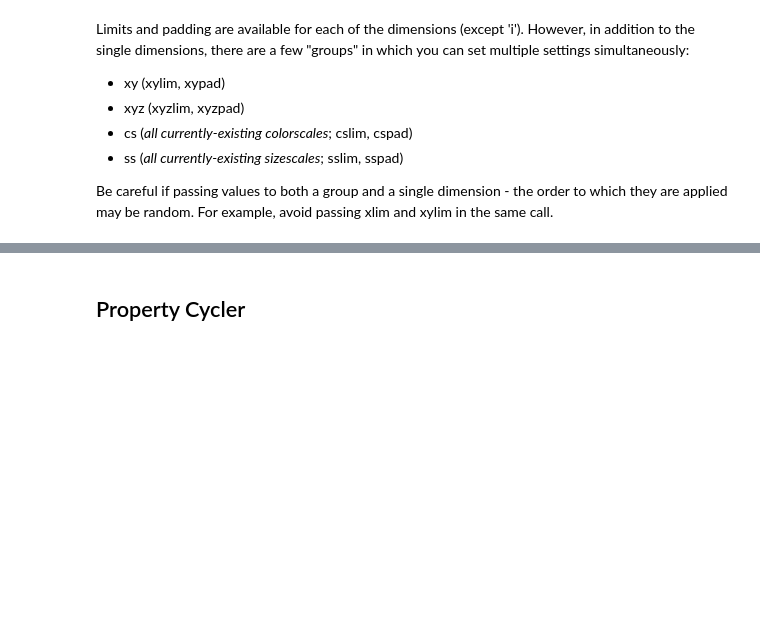
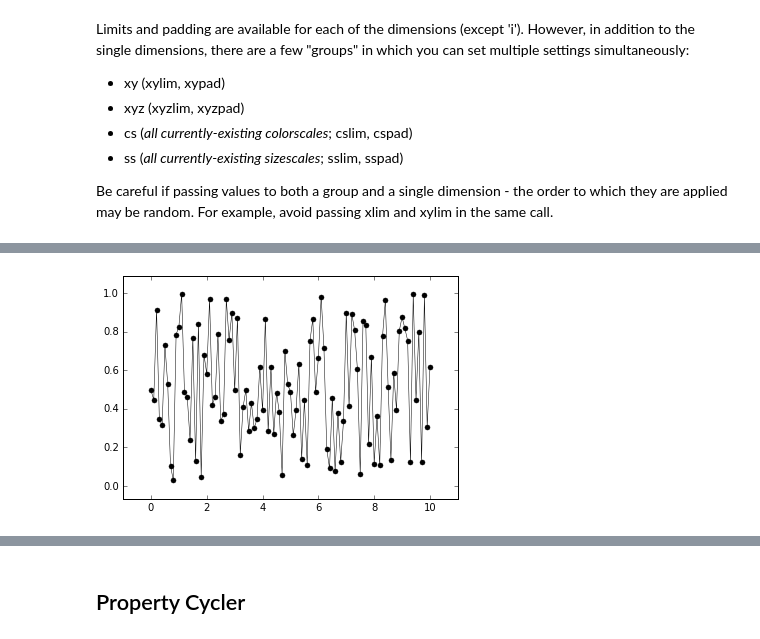
Before and after one commit to kecnry/autofig, a Jupyter notebook: examples/autofig_basics.ipynb, the cells around one changed output, grey strips where cells are left out. Drawn from its saved outputs; the diff is of its cells as text; code cells hidden in the pictures; blank space fills up the shorter version.

```diff
--- a/examples/autofig_basics.ipynb
+++ b/examples/autofig_basics.ipynb
@@ -210,0 +217,5 @@ autofig.plot(x=x, y=y+2, c=3*c, clabel='other thing', cmap='cool', cslim=(0,3),
+# %%
+autofig.reset()
+autofig.plot(x=x*10, y=y, show=True)
+# %% [output]
+[figure, added]
```
Also changed, not shown: parts of 24 cells of this notebook, 1 other file.
